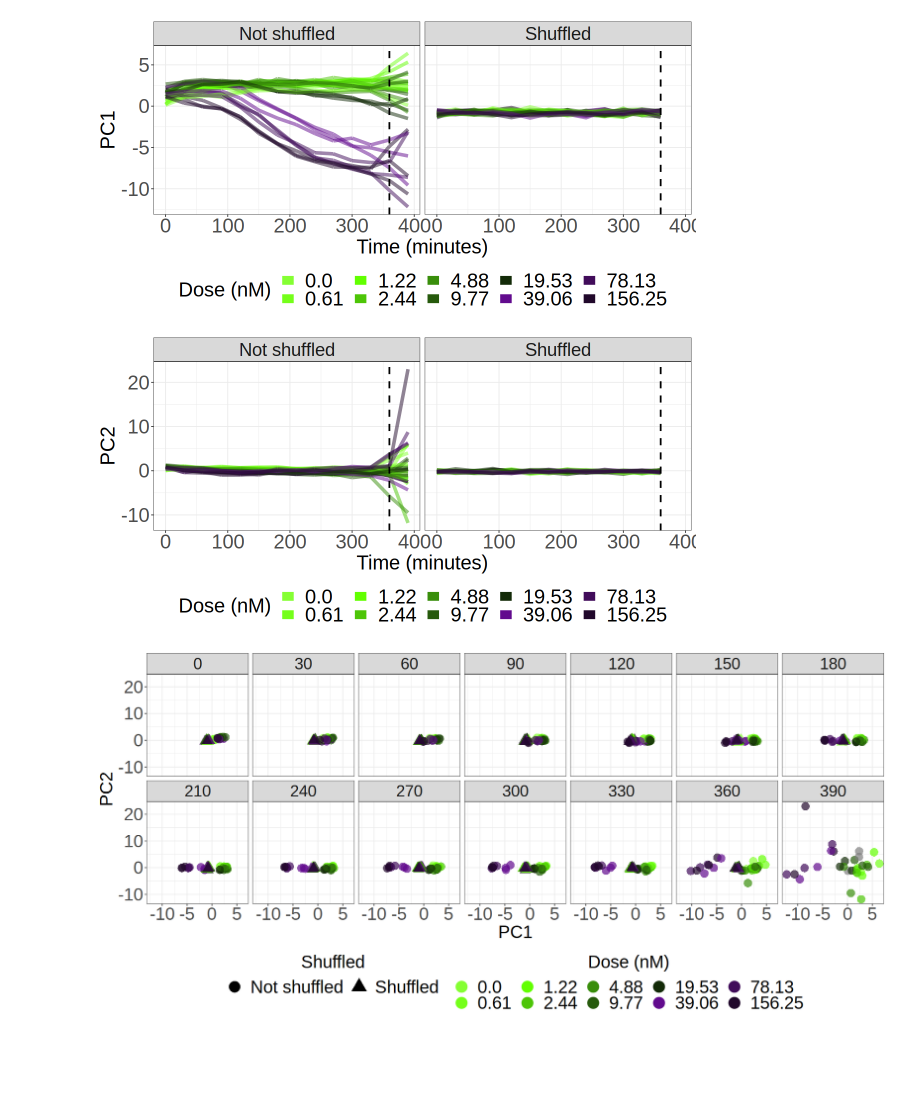
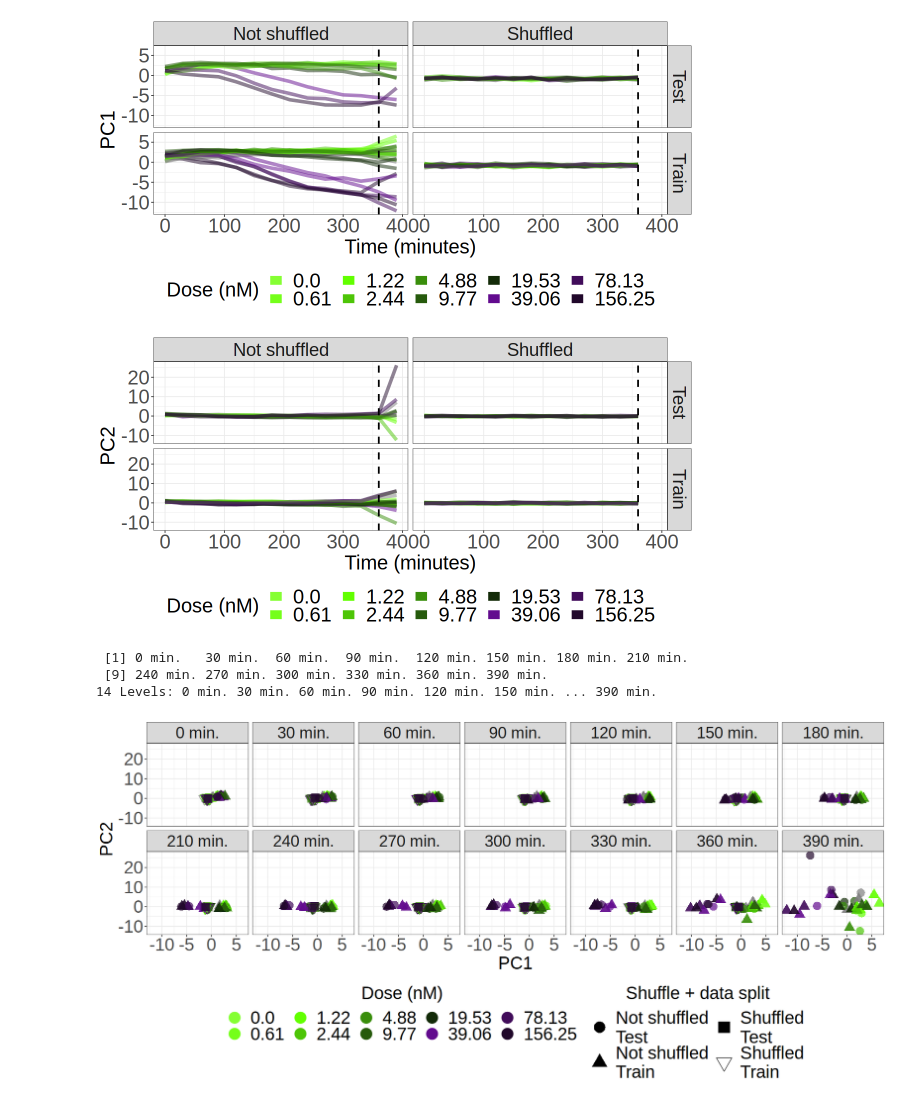
Before and after one commit to WayScience/live_cell_timelapse_apoptosis_analysis, a Jupyter notebook: 5.bulk_timelapse_model/notebooks/4.plot_results.ipynb, the cells around one changed output. Drawn from its saved outputs; the diff is of its cells as text; code cells hidden in the pictures; blank space fills up the shorter version.

```diff
--- a/5.bulk_timelapse_model/notebooks/4.plot_results.ipynb
+++ b/5.bulk_timelapse_model/notebooks/4.plot_results.ipynb
@@ -52,7 +52,9 @@ actual_results <- actual_results %>%
 
 columns_to_keep <- colnames(actual_results)
 
+
+
 results_file_path <- file.path("../results/predicted_terminal_profiles_from_all_time_points.parquet")
 results <- arrow::read_parquet(results_file_path)
 
-results <- results[, colnames(results) %in% columns_to_keep]
+subset_results <- results[, colnames(results) %in% columns_to_keep]
@@ -59,14 +67,15 @@ results <- results[, colnames(results) %in% columns_to_keep]
 # %%
 
 # merge the two dataframes on the columns "Metadata_Time" and "Metadata_dose" Metadata_Well
-merged_results <- rbind(actual_results, results)
+merged_results <- rbind(actual_results, subset_results)
 merged_results$Metadata_Time <- as.numeric(merged_results$Metadata_Time) * 30
 merged_results$shuffled <- gsub("TRUE", "Shuffled", merged_results$shuffled)
 merged_results$shuffled <- gsub("FALSE", "Not shuffled", merged_results$shuffled)
+merged_results$Metadata_dose <- as.numeric(merged_results$Metadata_dose)
 merged_results$Metadata_dose <- factor(
     merged_results$Metadata_dose,
     levels = c(
-        '0.0',
+        '0',
         '0.61',
         '1.22',
         '2.44',
@@ -78,5 +87,3 @@ merged_results$Metadata_dose <- factor(
         '156.25'
     )
 )
-print(dim(merged_results))
-head(merged_results)
@@ -94,6 +103,6 @@ A tibble: 6 × 15
 # %%
 # get the pca of the results
-metadata_columns <- c("Metadata_Time", "Metadata_dose", "Metadata_Well", "shuffled")
+metadata_columns <- c("Metadata_Time", "Metadata_dose", "Metadata_Well", "shuffled", "Metadata_data_split")
 # drop the metadata columns from the dataframe
 pcadf <- merged_results[, !colnames(merged_results) %in% metadata_columns]
 
@@ -103,6 +112,7 @@ pca_df <- data.frame(pca$x)
 pca_df$Metadata_Time <- merged_results$Metadata_Time
 pca_df$Metadata_dose <- merged_results$Metadata_dose
 pca_df$Metadata_Well <- merged_results$Metadata_Well
+pca_df$Metadata_data_split <- merged_results$Metadata_data_split
 pca_df$shuffled <- merged_results$shuffled
 pca_df$Metadata_Time <- as.double((pca_df$Metadata_Time))
 pca_df$Metadata_dose <- as.factor(pca_df$Metadata_dose)
@@ -132,7 +142,7 @@ pca1_plot <- (
     ggplot(pca_df, aes(x = Metadata_Time, y = PC1, color = Metadata_dose, group = Group))
     + geom_line(aes(group = Group), alpha = 0.5, size = 2)
     + theme_minimal()
-    + facet_wrap(shuffled ~ .)
+    + facet_grid(Metadata_data_split ~ shuffled)
     + geom_vline(xintercept = (30*12), linetype = "dashed", color = "black", size = 1)
     + labs(x="Time (minutes)", y="PC1", color="Dose (nM)")
     + plot_themes
@@ -148,7 +158,7 @@ ggsave(
 )
 pca1_plot
 # %% [output]
-[figure, old version]
+[figure, new version]
 # %%
 width <- 10
 height <- 5
@@ -158,7 +168,7 @@ pca2_plot <- (
     ggplot(pca_df, aes(x = Metadata_Time, y = PC2, color = Metadata_dose, group = Group))
     + geom_line(aes(group = Group), alpha = 0.5, size = 2)
     + theme_minimal()
-    + facet_wrap(shuffled ~ .)
+    + facet_grid(Metadata_data_split ~ shuffled)
     + geom_vline(xintercept = (30*12), linetype = "dashed", color = "black", size = 1)
     + labs(x="Time (minutes)", y="PC2", color="Dose (nM)")
     + plot_themes
@@ -174,7 +184,35 @@ ggsave(
 )
 pca2_plot
 # %% [output]
-[figure, old version]
+[figure, new version]
+# %%
+pca_df$Metadata_shuffle_plus_data_split <- paste0(pca_df$shuffled, "\n", pca_df$Metadata_data_split)
+pca_df$Metadata_Time <- paste0(pca_df$Metadata_Time, " min.")
+
+pca_df$Metadata_Time <- factor(
+    pca_df$Metadata_Time,
+    levels = c(
+        '0 min.',
+        '30 min.',
+        '60 min.',
+        '90 min.',
+        '120 min.',
+        '150 min.',
+        '180 min.',
+        '210 min.',
+        '240 min.',
+        '270 min.',
+        '300 min.',
+        '330 min.',
+        '360 min.',
+        '390 min.'
+    )
+)
+unique(pca_df$Metadata_Time)
+# %% [output]
+ [1] 0 min.   30 min.  60 min.  90 min.  120 min. 150 min. 180 min. 210 min.
+ [9] 240 min. 270 min. 300 min. 330 min. 360 min. 390 min.
+14 Levels: 0 min. 30 min. 60 min. 90 min. 120 min. 150 min. ... 390 min.
 # %%
 # plot PCA1 vs PCA2 over time
 width <- 15
@@ -182,37 +220,39 @@ height <- 7
 options(repr.plot.width=width, repr.plot.height=height)
 pca_over_time_plot <- (
     ggplot(pca_df, aes(x = PC1, y = PC2, color = Metadata_dose))
-    + geom_point(aes(shape = shuffled), size = 5, alpha = 0.7)
+    + geom_point(aes(shape = Metadata_shuffle_plus_data_split), size = 5, alpha = 0.7)
     + theme_minimal()
     + facet_wrap( ~ Metadata_Time, ncol = 7)
     + labs(x="PC1", y="PC2", color="Dose (nM)")
     + plot_themes
     + scale_color_manual(values = color_pallete_for_dose)
-    + scale_shape_manual(values = c(16, 17), name = "Shuffled")
+    + scale_shape_manual(values = c(16, 17,15,6), name = "Shuffle + data split")
+
     + guides(
         color = guide_legend(
             override.aes = list(size = 7, alpha = 1),
             title.position = "top",
             title.hjust = 0.5,
             ),
         shape = guide_legend(
             override.aes = list(size = 7, alpha = 1),
             title.position = "top",
             title.hjust = 0.5,
+            nrow = 2,
         )
     )
 
 )
 ggsave(
     filename = "../figures/pca_over_time.png",
     plot = pca_over_time_plot,
     width = width,
     height = height,
     dpi = 600
 )
 pca_over_time_plot
 # %% [output]
-[figure, old version]
+[figure, new version]
 # %%
 
 # merged_results$Metadata_dose <- gsub('0', '0.0', merged_results$Metadata_dose)
```
Also changed, not shown: parts of 6 cells of this notebook, 9 other files.
